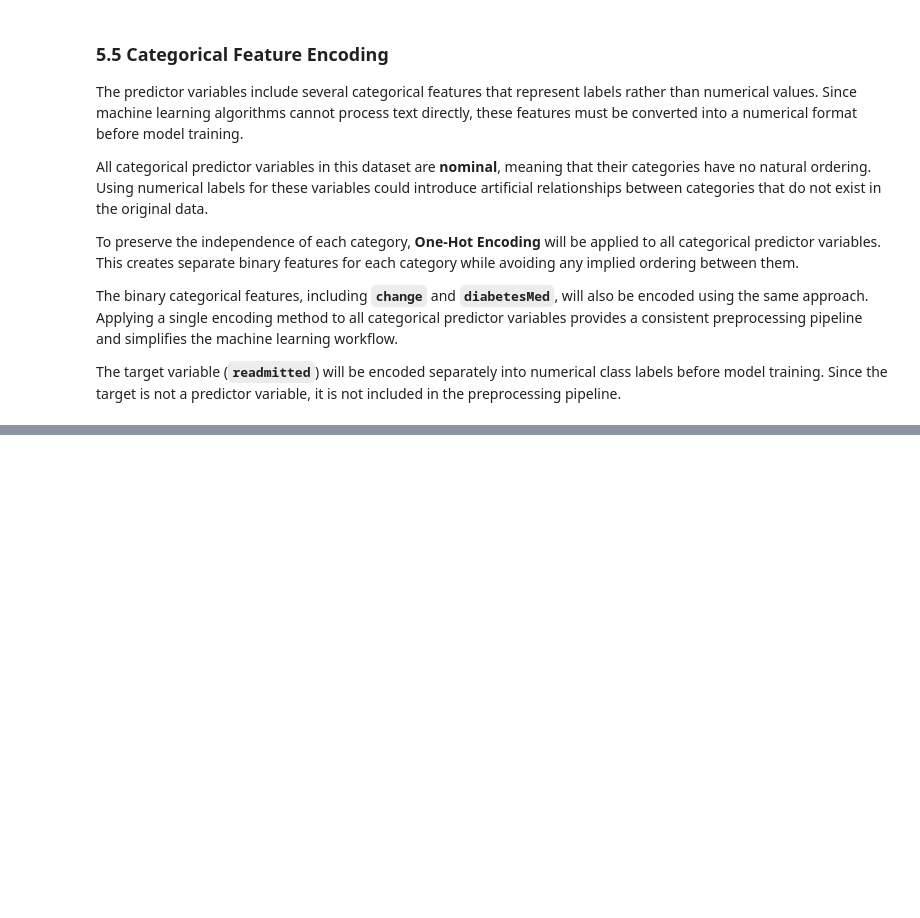
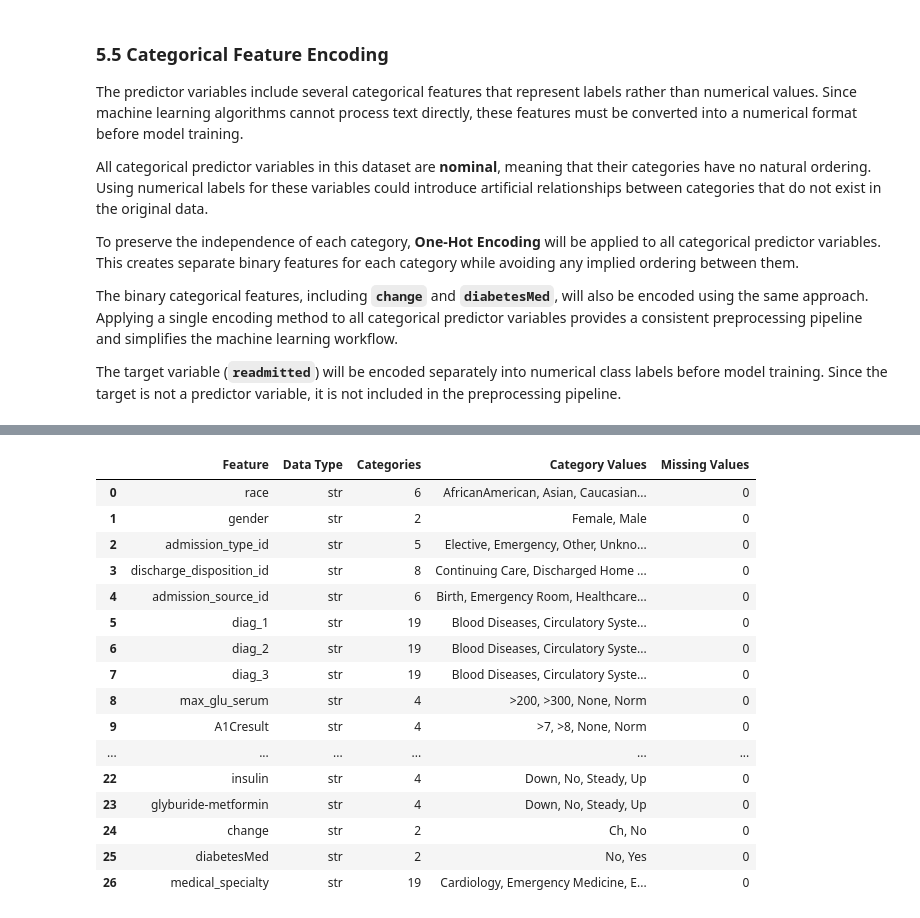
Before and after one commit to ajay-nagpal/Hospital-Readmission-Prediction, a Jupyter notebook: hospital_readmission.ipynb, the cells around one changed output, grey strips where cells are left out. Cells and saved outputs as stored; diff of their text form; code cells hidden in the pictures; blank space fills up the shorter version.

```diff
--- a/hospital_readmission.ipynb
+++ b/hospital_readmission.ipynb
@@ -2943,0 +2997,49 @@ The target variable (**`readmitted`**) will be encoded separately into numerical
+# %%
+# ============================================================
+# Verify Categorical Features Before Preprocessing
+# ============================================================
+
+# Create an empty list to store the summary information.
+verification = []
+# Loop through each categorical feature.
+for feature in categorical_features:
+    # Store the feature information.
+    verification.append({
+        # Feature name.
+        "Feature": feature,
+        # Data type of the feature.
+        "Data Type": str(df[feature].dtype),
+
+        # Number of unique categories.
+        "Categories": df[feature].nunique(),
+        # List all category values.
+        "Category Values": ", ".join(
+            sorted(map(str, df[feature].dropna().unique()))
+        ),
+        # Number of missing values.
+        "Missing Values": df[feature].isnull().sum()
+
+    })
+# Convert the results into a DataFrame.
+verification_df = pd.DataFrame(verification)
+
+# Display the verification table.
+display(verification_df)
+# %% [output]
+|  | Feature | Data Type | Categories | Category Values | Missing Values |
+| 0 | race | str | 6 | AfricanAmerican, Asian, Caucasian... | 0 |
+| 1 | gender | str | 2 | Female, Male | 0 |
+| 2 | admission_type_id | str | 5 | Elective, Emergency, Other, Unkno... | 0 |
+| 3 | discharge_disposition_id | str | 8 | Continuing Care, Discharged Home ... | 0 |
+| 4 | admission_source_id | str | 6 | Birth, Emergency Room, Healthcare... | 0 |
+| 5 | diag_1 | str | 19 | Blood Diseases, Circulatory Syste... | 0 |
+| 6 | diag_2 | str | 19 | Blood Diseases, Circulatory Syste... | 0 |
+| 7 | diag_3 | str | 19 | Blood Diseases, Circulatory Syste... | 0 |
+| 8 | max_glu_serum | str | 4 | >200, >300, None, Norm | 0 |
+| 9 | A1Cresult | str | 4 | >7, >8, None, Norm | 0 |
+| ... | ... | ... | ... | ... | ... |
+| 22 | insulin | str | 4 | Down, No, Steady, Up | 0 |
+| 23 | glyburide-metformin | str | 4 | Down, No, Steady, Up | 0 |
+| 24 | change | str | 2 | Ch, No | 0 |
+| 25 | diabetesMed | str | 2 | No, Yes | 0 |
+| 26 | medical_specialty | str | 19 | Cardiology, Emergency Medicine, E... | 0 |
```
Also changed, not shown: parts of 20 cells of this notebook.
